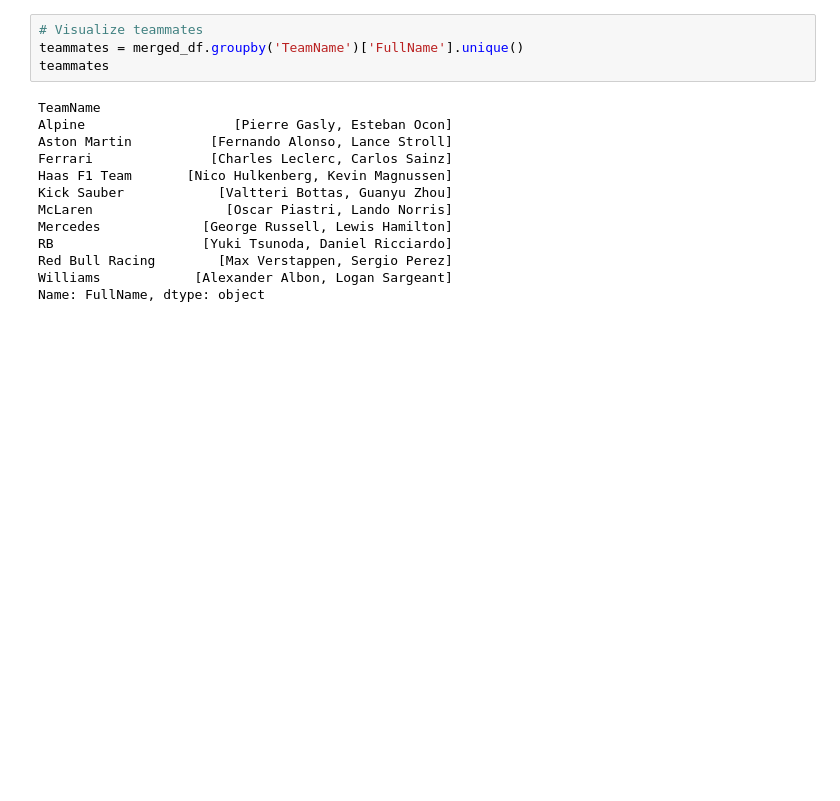
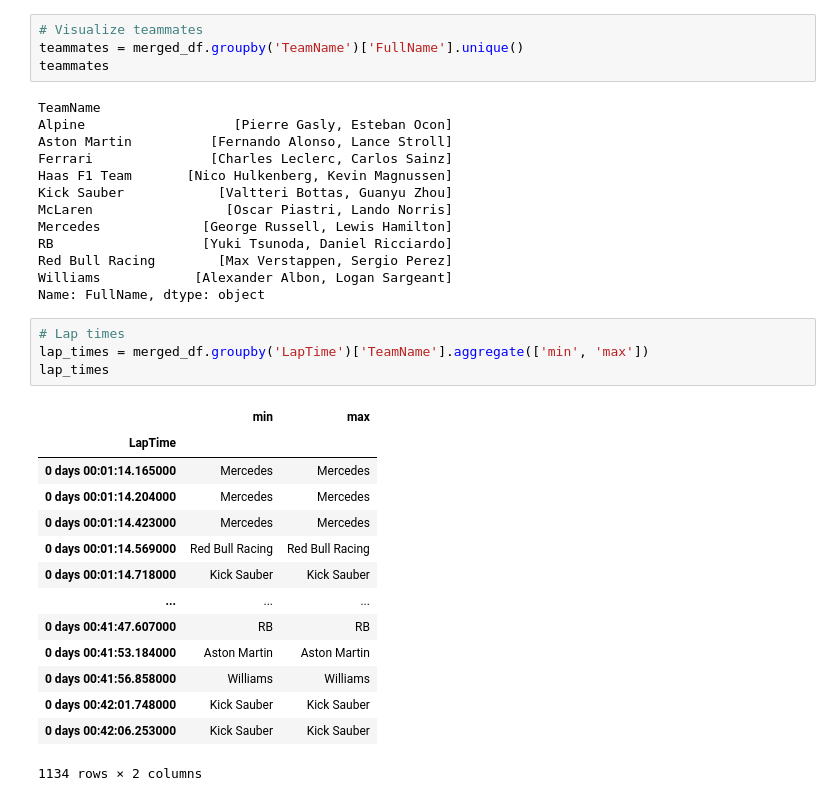
Before and after one commit to moanv2/FastF1_analysis, a Jupyter notebook: notebooks/01_data_exploration.ipynb, the cells around one changed output. Cells and saved outputs as stored; diff of their text form; blank space fills up the shorter version.

```diff
--- a/notebooks/01_data_exploration.ipynb
+++ b/notebooks/01_data_exploration.ipynb
@@ -205,3 +202,22 @@ RB                   [Yuki Tsunoda, Daniel Ricciardo]
 Red Bull Racing        [Max Verstappen, Sergio Perez]
 Williams            [Alexander Albon, Logan Sargeant]
 Name: FullName, dtype: object
+# %%
+# Lap times
+lap_times = merged_df.groupby('LapTime')['TeamName'].aggregate(['min', 'max'])
+lap_times
+# %% [output]
+|  | min | max |
+| LapTime |  |  |
+| 0 days 00:01:14.165000 | Mercedes | Mercedes |
+| 0 days 00:01:14.204000 | Mercedes | Mercedes |
+| 0 days 00:01:14.423000 | Mercedes | Mercedes |
+| 0 days 00:01:14.569000 | Red Bull Racing | Red Bull Racing |
+| 0 days 00:01:14.718000 | Kick Sauber | Kick Sauber |
+| ... | ... | ... |
+| 0 days 00:41:47.607000 | RB | RB |
+| 0 days 00:41:53.184000 | Aston Martin | Aston Martin |
+| 0 days 00:41:56.858000 | Williams | Williams |
+| 0 days 00:42:01.748000 | Kick Sauber | Kick Sauber |
+| 0 days 00:42:06.253000 | Kick Sauber | Kick Sauber |
+1134 rows × 2 columns
```
Also changed, not shown: parts of 5 cells of this notebook.
